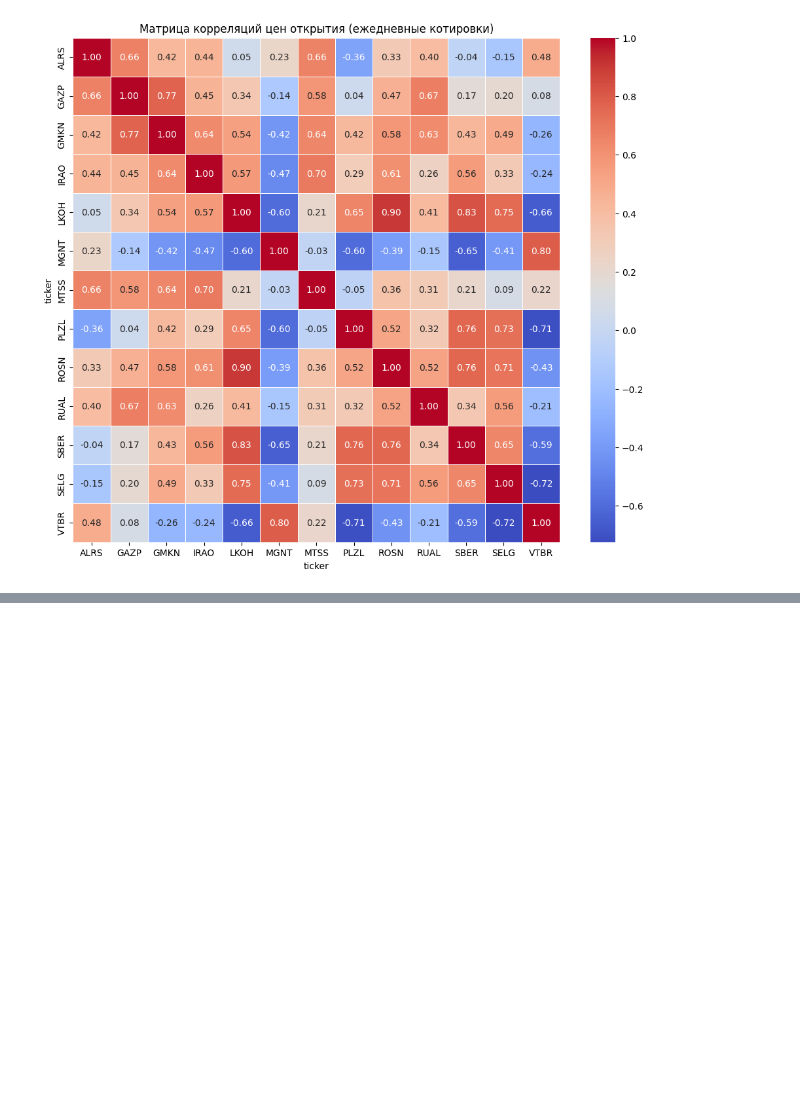
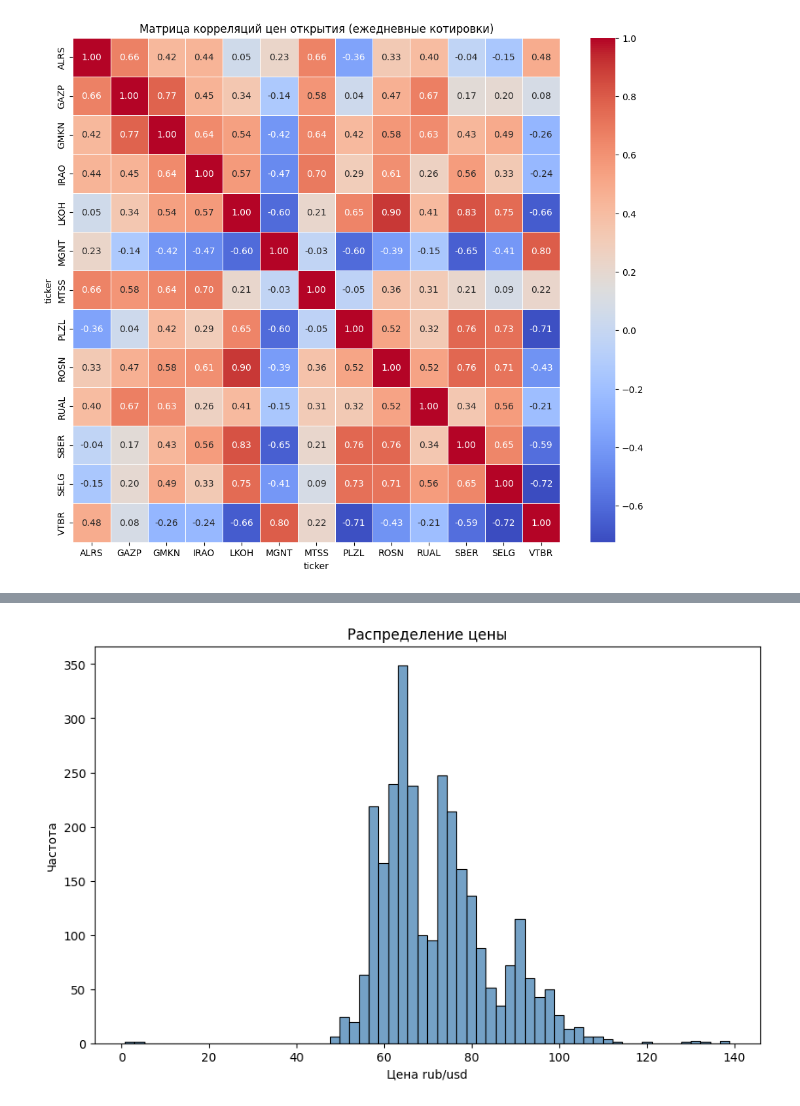
Before and after one commit to AlexeySemichevsky/moex-ml-forecasting, a Jupyter notebook: notebooks/02_data_vizualization.ipynb, the cells around one changed output, grey strips where cells are left out. Cells and saved outputs as stored; diff of their text form; code cells hidden in the pictures; blank space fills up the shorter version.

```diff
--- a/notebooks/02_data_vizualization.ipynb
+++ b/notebooks/02_data_vizualization.ipynb
@@ -109,0 +230,3 @@ plt.show()
+# %%
+df_macro["usdrub_return_lag1"] = df_macro["usdrub_return"].shift(1)
+df_macro
@@ -109,0 +248,12 @@ plt.show()
+# %%
+import seaborn as sns
+import matplotlib.pyplot as plt
+
+plt.figure(figsize=(10,6))
+sns.histplot(data=df_macro, x='usdrub_close', color="steelblue")
+plt.title('Распределение цены')
+plt.xlabel('Цена rub/usd')
+plt.ylabel('Частота')
+plt.show()
+# %% [output]
+[figure, added]
```
Also changed, not shown: parts of 6 cells of this notebook.
